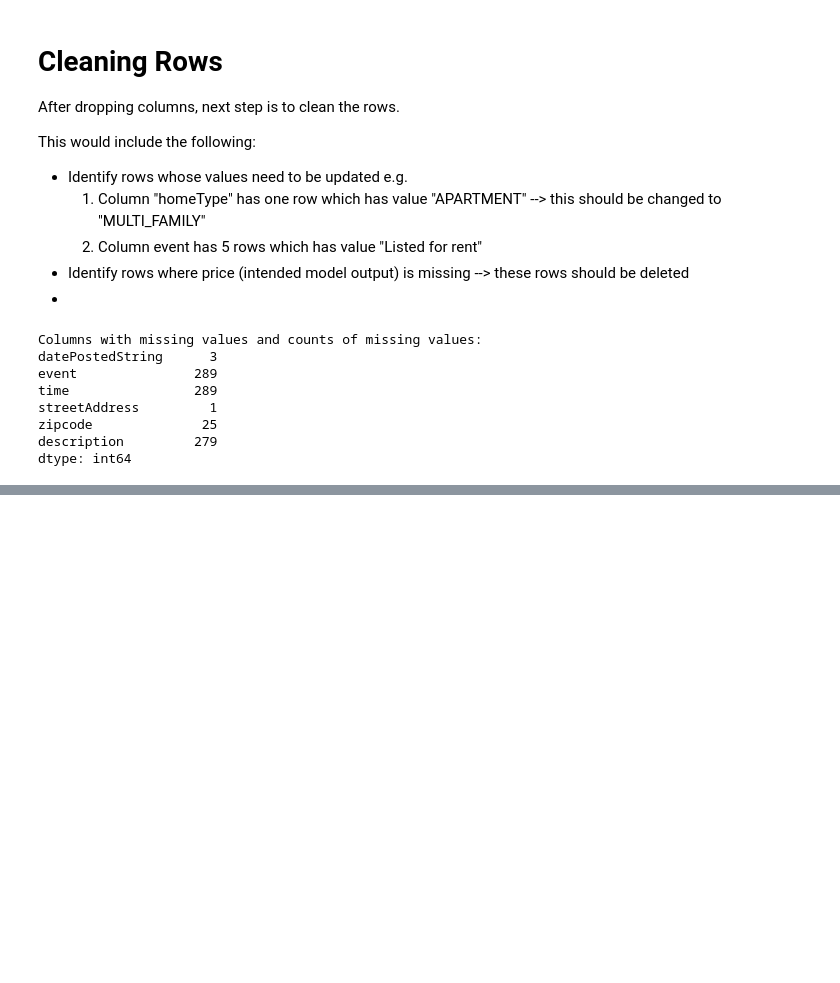
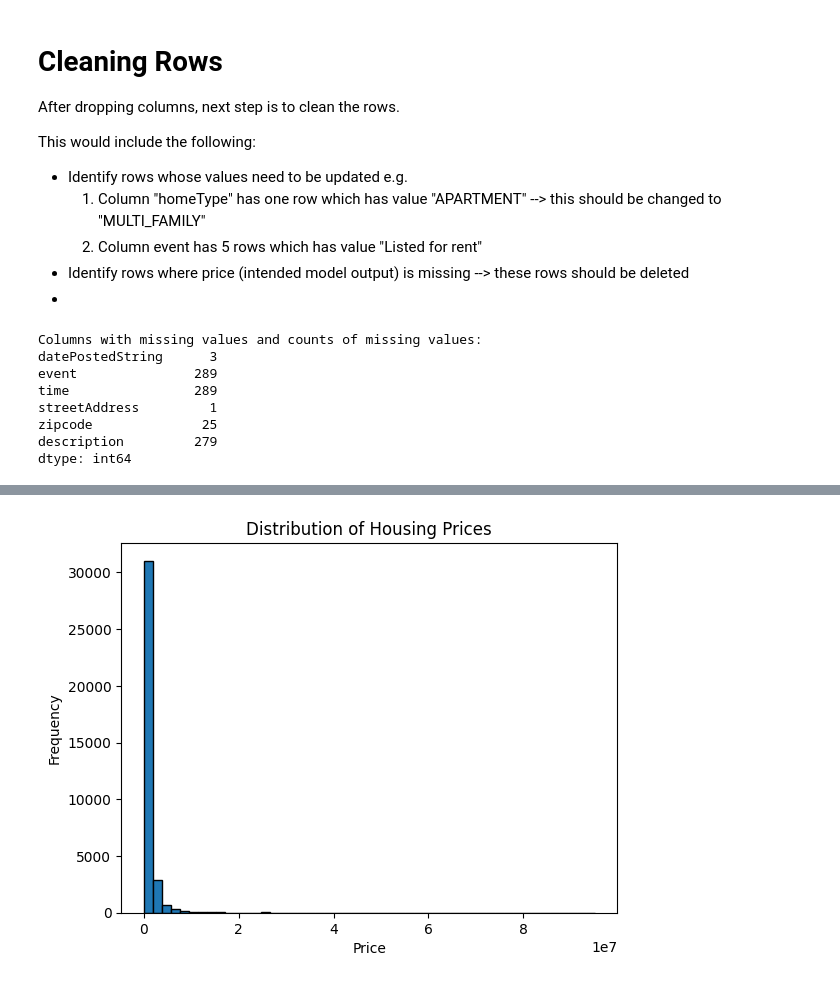
Before and after one commit to soumyaRohan/SDS-CP006-california-housing-prediction, a Jupyter notebook: ph1-data-cleaning-eda/Imtiaz_data_analysis.ipynb, the cells around one changed output, grey strips where cells are left out. Drawn from its saved outputs; the diff is of its cells as text; code cells hidden in the pictures; blank space fills up the shorter version.

Commit message:
Added plots

```diff
--- a/ph1-data-cleaning-eda/Imtiaz_data_analysis.ipynb
+++ b/ph1-data-cleaning-eda/Imtiaz_data_analysis.ipynb
@@ -166,8 +166,8 @@ Runnnig List of columns to drop:
 ['Unnamed: 0', 'id', 'countyId', 'cityId', 'stateId', 'country', 'state', 'currency', 'is_bankOwned', 'is_forAuction', 'hasBadGeocode']
 # %%
 # Drop those columns from the dataset
-# data_cleaned = data.drop(columns=columns_to_drop)
+data_cleaned = data.drop(columns=columns_to_drop)
 
 # Show the cleaned dataset with the columns dropped
-# print("Dataset after dropping columns based an analysis:")
-# print(data_cleaned.head())
+print("Dataset after dropping columns based an analysis:")
+print(data_cleaned.head())
@@ -207,11 +225,10 @@ dtype: int64
 # Identify instances of rows which have no price listed
 
 # First ensure that all values in the 'price' column are converted to numeric
-data['price'] = pd.to_numeric(data['price'], errors='coerce')
+data_cleaned['price'] = pd.to_numeric(data['price'], errors='coerce')
 
 # Identify count of rows with missing values or ZERO values in the 'price' column
-no_price = data[data['price'].isna() | (data['price'] == 0)]
-# no_price = data[data['price'] == 0]
+no_price = data_cleaned[data_cleaned['price'].isna() | (data_cleaned['price'] == 0) | (data_cleaned['price'] < 100)]
 
 # Print count of no_price
 print("Count of rows with no price listed:")
@@ -221,0 +239,4 @@ Count of rows with no price listed:
+# %%
+# Drop rows with zero price
+data_cleaned.drop(data_cleaned[data_cleaned['price'] == 0].index, inplace=True)
+data_cleaned.drop(data_cleaned[data_cleaned['price'] == 1].index, inplace=True)
@@ -221,0 +267,11 @@ Count of rows with no price listed:
+# %%
+import matplotlib.pyplot as plt
+
+# Plotting the distribution of housing prices
+plt.hist(data_cleaned['price'], bins=50, edgecolor='black')
+plt.title('Distribution of Housing Prices')
+plt.xlabel('Price')
+plt.ylabel('Frequency')
+plt.show()
+# %% [output]
+[figure, added]
```
Also changed, not shown: parts of 8 cells of this notebook.
